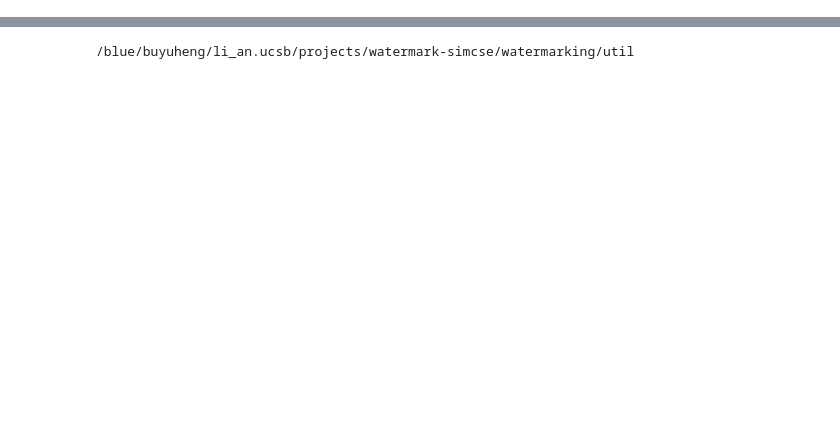
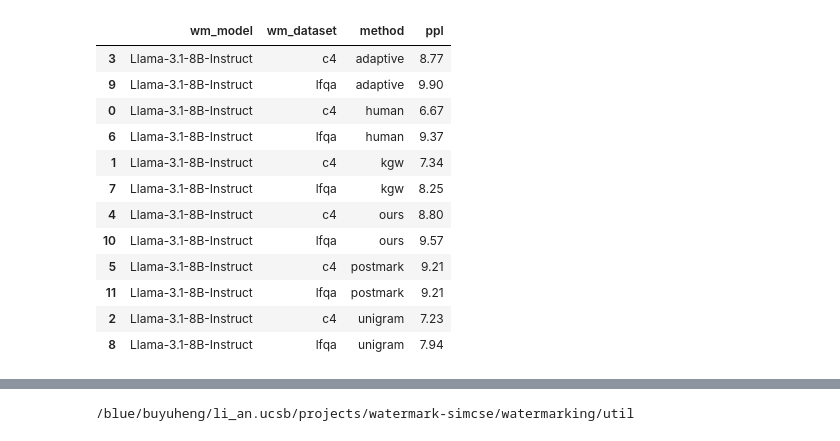
Before and after one commit to an1118/contrastive-watermark, a Jupyter notebook: watermarking/util/draw_plots.ipynb, the cells around one changed output, grey strips where cells are left out. Cells and saved outputs as stored; diff of their text form; code cells hidden in the pictures; blank space fills up the shorter version.

```diff
--- a/watermarking/util/draw_plots.ipynb
+++ b/watermarking/util/draw_plots.ipynb
@@ -191,0 +758,4 @@ baseline_results.to_csv(os.path.join(root_path, 'baseline_roc_auc_results.csv'),
+# %%
+df = pd.DataFrame(results)
+df_sorted = df.sort_values(by=['Overall', 'Relevance', 'Text quality'], ascending=False)
+df_sorted
@@ -191,0 +790,22 @@ baseline_results.to_csv(os.path.join(root_path, 'baseline_roc_auc_results.csv'),
+# %%
+results = []
+alpha = 3.0
+delta0 = 0.1
+delta_values = [0.13, 0.15, 0.17]
+
+for wm_model in wm_model_names:
+    for wm_dataset in datasets:
+        for delta in delta_values:
+            info = methods_info['ours']
+            method = 'ours'
+            path = info["path"].format(wm_model=wm_model, wm_dataset=wm_dataset, alpha=alpha, delta0=delta0, delta=delta)
+            column_name = info["column_name"]
+            column_name = f'ppl_{info[f"column_name"]}'
+            df = pd.read_csv(path)
+            ppl = round(df[column_name].median(), 2)
+            tmp = {'wm_model': wm_model, 'wm_dataset': wm_dataset, 'delta': delta, 'ppl': ppl}
+            results.append(tmp)
+
+result_df = pd.DataFrame(results)
+result_df = result_df.sort_values('delta')
+result_df
@@ -191,0 +820,32 @@ baseline_results.to_csv(os.path.join(root_path, 'baseline_roc_auc_results.csv'),
+# %%
+results = []
+for wm_model in wm_model_names:
+    for wm_dataset in datasets:
+        for method, info in methods_info.items():
+            path = info["path"].format(wm_model=wm_model, wm_dataset=wm_dataset, alpha=alpha, delta0=delta0, delta=delta)
+            column_name = info["column_name"]
+            column_name = f'ppl_{info[f"column_name"]}'
+            df = pd.read_csv(path)
+            ppl = round(df[column_name].median(), 2)
+            tmp = {'wm_model': wm_model, 'wm_dataset': wm_dataset, 'method': method, 'ppl': ppl}
+            results.append(tmp)
+
+result_df = pd.DataFrame(results)
+# %%
+result_df = pd.DataFrame(results)
+result_df_sorted = result_df.sort_values(by=['wm_model', 'method'])
+result_df_sorted
+# %% [output]
+|  | wm_model | wm_dataset | method | ppl |
+| 3 | Llama-3.1-8B-Instruct | c4 | adaptive | 8.77 |
+| 9 | Llama-3.1-8B-Instruct | lfqa | adaptive | 9.90 |
+| 0 | Llama-3.1-8B-Instruct | c4 | human | 6.67 |
+| 6 | Llama-3.1-8B-Instruct | lfqa | human | 9.37 |
+| 1 | Llama-3.1-8B-Instruct | c4 | kgw | 7.34 |
+| 7 | Llama-3.1-8B-Instruct | lfqa | kgw | 8.25 |
+| 4 | Llama-3.1-8B-Instruct | c4 | ours | 8.80 |
+| 10 | Llama-3.1-8B-Instruct | lfqa | ours | 9.57 |
+| 5 | Llama-3.1-8B-Instruct | c4 | postmark | 9.21 |
+| 11 | Llama-3.1-8B-Instruct | lfqa | postmark | 9.21 |
+| 2 | Llama-3.1-8B-Instruct | c4 | unigram | 7.23 |
+| 8 | Llama-3.1-8B-Instruct | lfqa | unigram | 7.94 |
```
Also changed, not shown: parts of 59 cells of this notebook, 14 other files.
